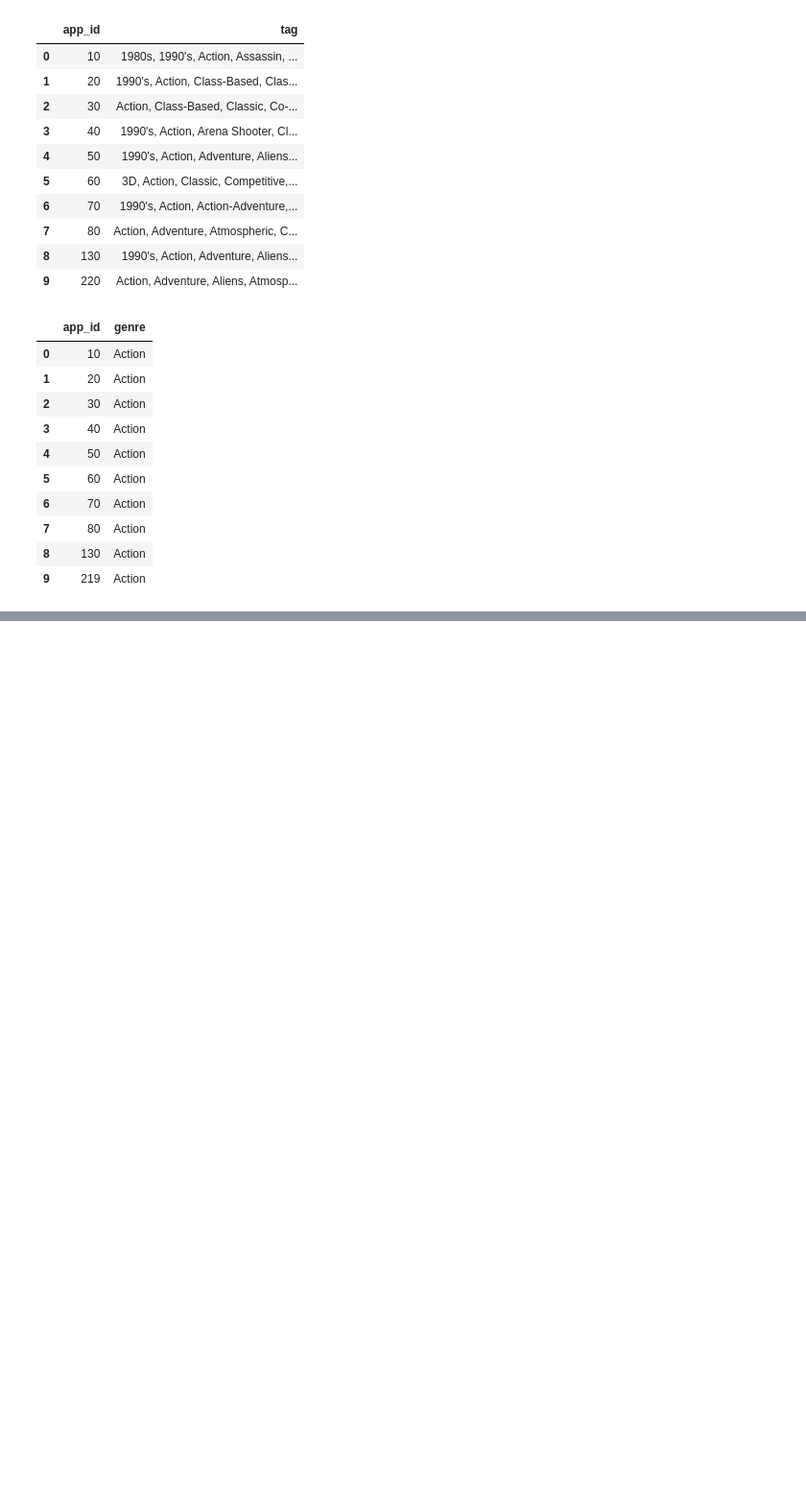
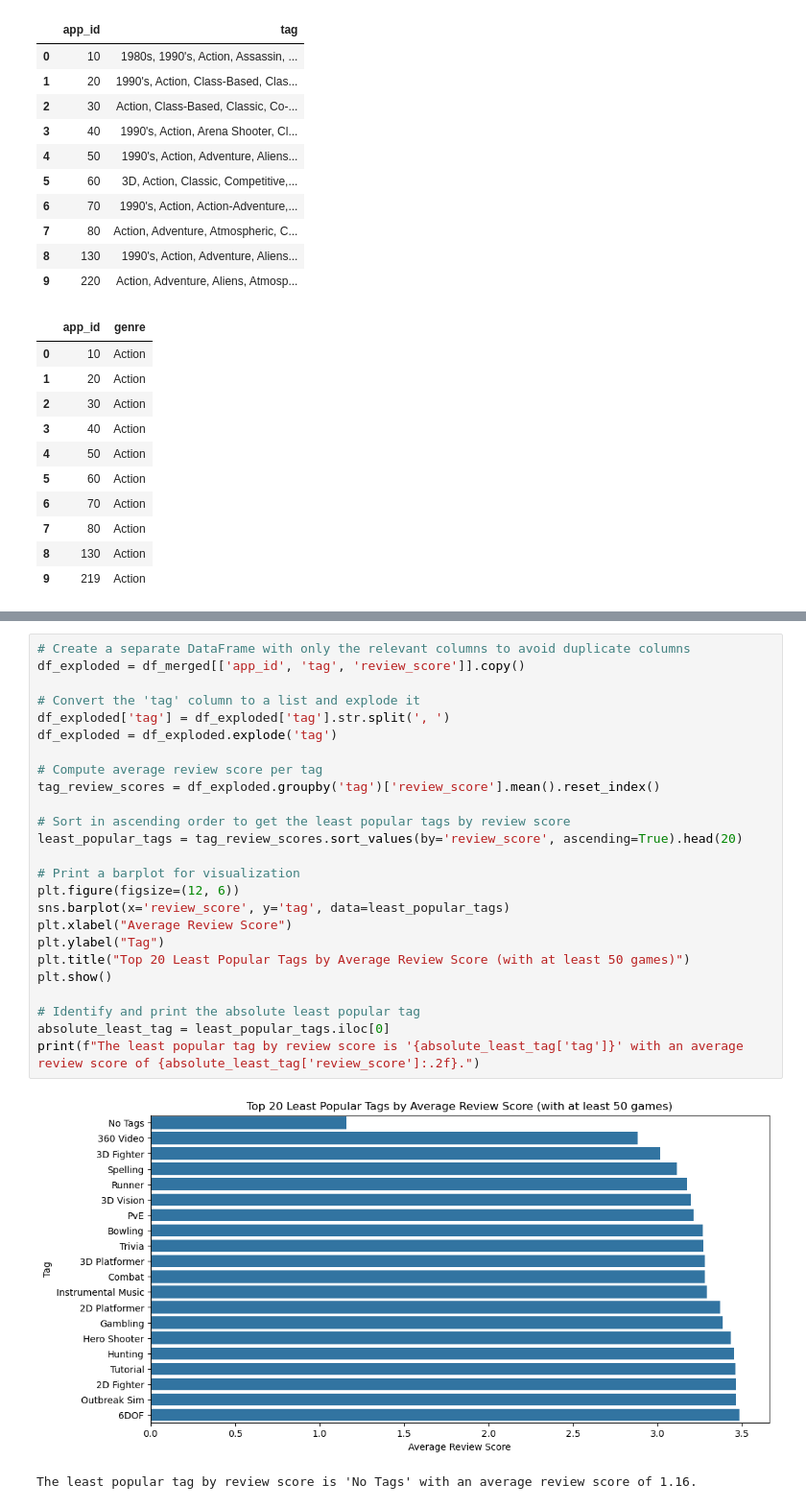
Before and after one commit to KianBahia/Steam-Data-Science-Report, a Jupyter notebook: attempt2.ipynb, the cells around one changed output, grey strips where cells are left out. Shown at 96% size. Drawn from its saved outputs; the diff is of its cells as text; blank space fills up the shorter version.

```diff
--- a/attempt2.ipynb
+++ b/attempt2.ipynb
@@ -190,0 +341,28 @@ Total rows in merged data: 90890
+# %%
+# Create a separate DataFrame with only the relevant columns to avoid duplicate columns
+df_exploded = df_merged[['app_id', 'tag', 'review_score']].copy()
+
+# Convert the 'tag' column to a list and explode it
+df_exploded['tag'] = df_exploded['tag'].str.split(', ')
+df_exploded = df_exploded.explode('tag')
+
+# Compute average review score per tag
+tag_review_scores = df_exploded.groupby('tag')['review_score'].mean().reset_index()
+
+# Sort in ascending order to get the least popular tags by review score
+least_popular_tags = tag_review_scores.sort_values(by='review_score', ascending=True).head(20)
+
+# Print a barplot for visualization
+plt.figure(figsize=(12, 6))
+sns.barplot(x='review_score', y='tag', data=least_popular_tags)
+plt.xlabel("Average Review Score")
+plt.ylabel("Tag")
+plt.title("Top 20 Least Popular Tags by Average Review Score (with at least 50 games)")
+plt.show()
+
+# Identify and print the absolute least popular tag
+absolute_least_tag = least_popular_tags.iloc[0]
+print(f"The least popular tag by review score is '{absolute_least_tag['tag']}' with an average review score of {absolute_least_tag['review_score']:.2f}.")
+# %% [output]
+[figure, added]
+The least popular tag by review score is 'No Tags' with an average review score of 1.16.
```
Also changed, not shown: parts of 15 cells of this notebook.
